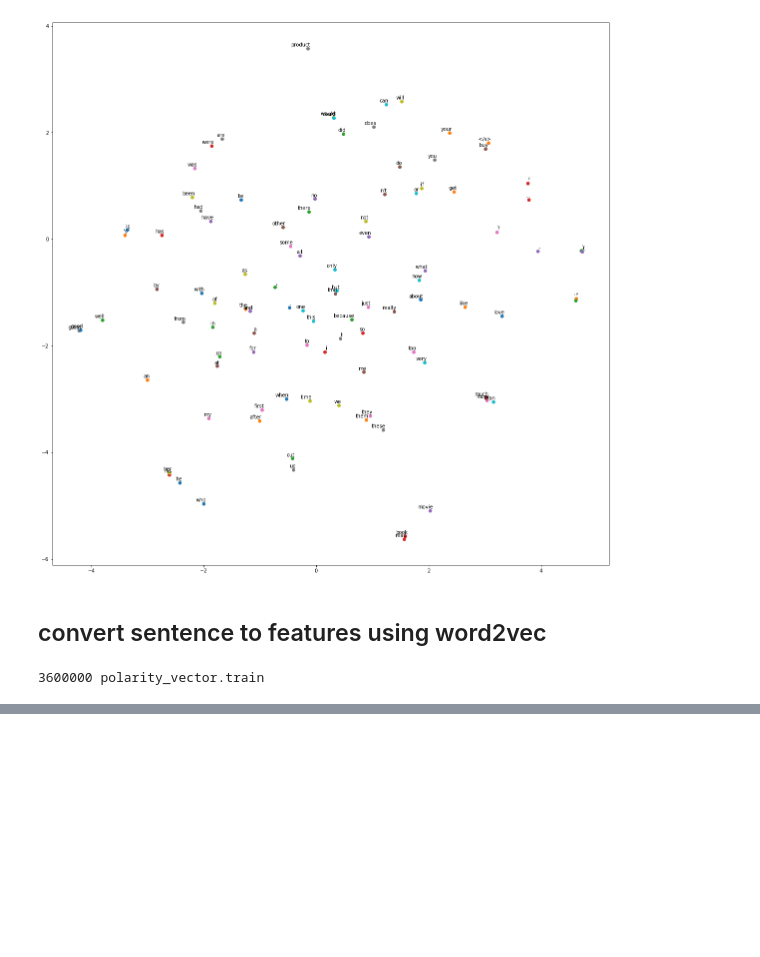
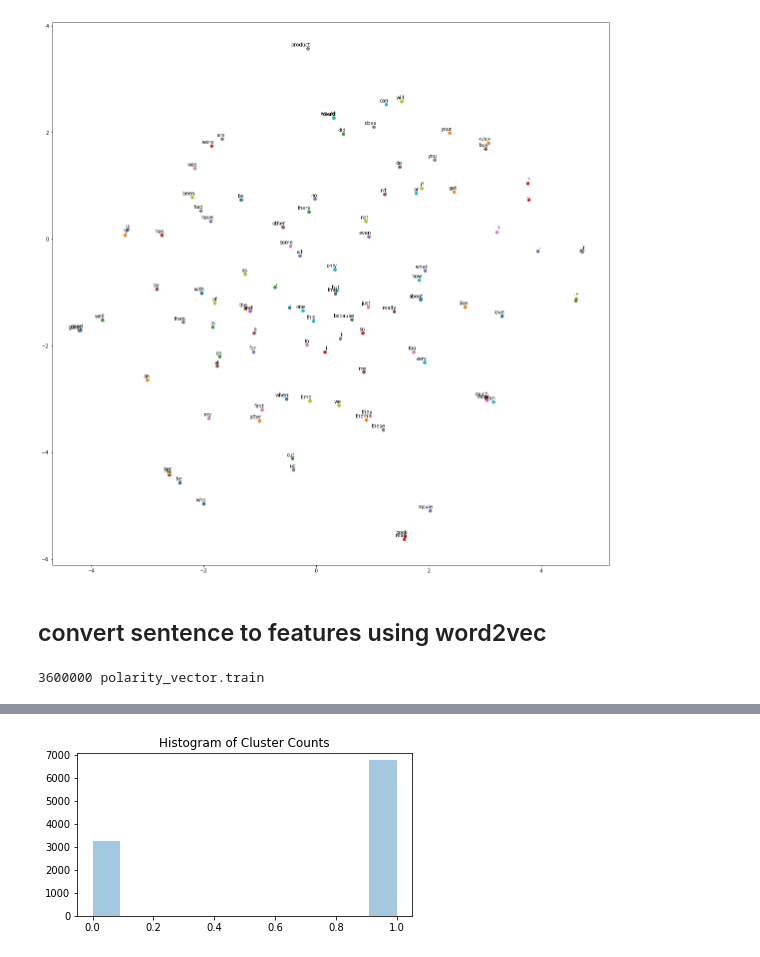
Before and after one commit to Sateeshnallamothu/aws-nlp-blazingtext, a Jupyter notebook: nlp-unsupervised.ipynb, the cells around one changed output, grey strips where cells are left out. Saved outputs shown, nothing was run; the diff lists cells and outputs as text; code cells hidden in the pictures; blank space fills up the shorter version.

Commit message:
added kmean

```diff
--- a/nlp-unsupervised.ipynb
+++ b/nlp-unsupervised.ipynb
@@ -374,0 +421,2 @@ convert_sentence_to_vector('/home/ec2-user/SageMaker/amazon_review_polarity_csv/
+# %%
+train_data = pd.read_csv('polarity_vector.train', header=None).values.astype('float32')  # load training data vectors
@@ -374,0 +435,3 @@ convert_sentence_to_vector('/home/ec2-user/SageMaker/amazon_review_polarity_csv/
+# %%
+%%time
+kmeans.fit(kmeans.record_set(train_data))
@@ -374,0 +457,5 @@ convert_sentence_to_vector('/home/ec2-user/SageMaker/amazon_review_polarity_csv/
+# %%
+%%time
+# send original training set and get positive/negative review labels
+kmeans_predictor = kmeans.deploy(initial_instance_count=1,
+                                 instance_type='ml.t2.medium')
@@ -374,0 +483,3 @@ convert_sentence_to_vector('/home/ec2-user/SageMaker/amazon_review_polarity_csv/
+# %%
+%%time
+result=kmeans_predictor.predict(train_data[:10000,:])  ## limit the size else you will get error.
@@ -374,0 +489,11 @@ convert_sentence_to_vector('/home/ec2-user/SageMaker/amazon_review_polarity_csv/
+# %%
+# breakdown of cluster counts and distribution of clusters
+cluster_labels = [r.label['closest_cluster'].float32_tensor.values[0] for r in result]
+pd.DataFrame(cluster_labels)[0].value_counts()
+ax=plt.subplots(figsize=(6,3))
+ax=sns.distplot(cluster_labels, kde=False)
+title="Histogram of Cluster Counts"
+ax.set_title(title, fontsize=12)
+plt.show()
+# %% [output]
+[figure, added]
```
Also changed, not shown: parts of 17 cells of this notebook.
